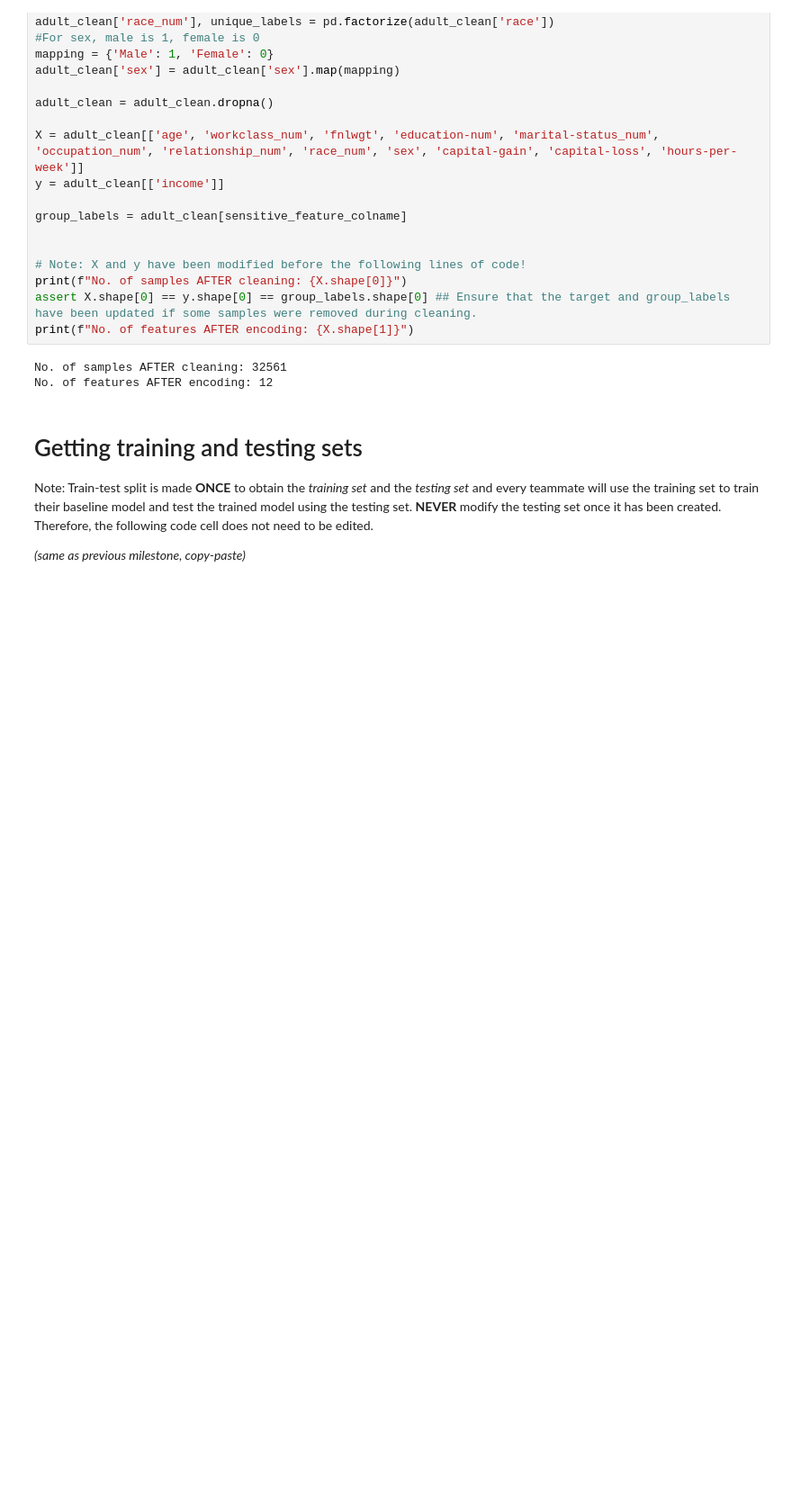
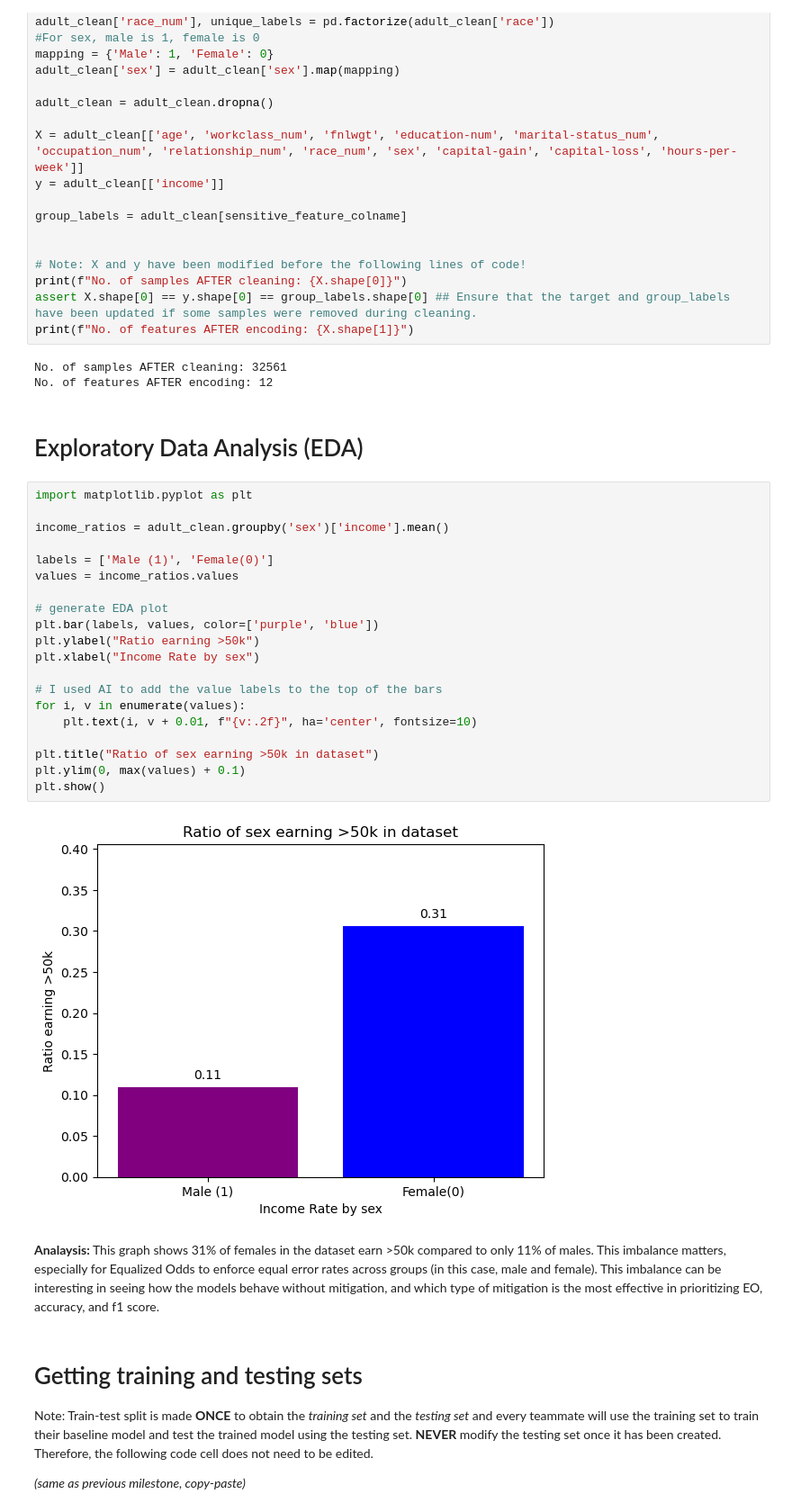
Before and after one commit to henry-AY/CS108-212-STAT108-212-W26-Course-Project, a Jupyter notebook: Week_6/CS108_212_STAT108_212_W26_Course_Project_Bias_Mitigation-2.ipynb, the cells around one changed output. Shown at 90% size. Saved outputs shown, nothing was run; the diff lists cells and outputs as text; blank space fills up the shorter version.

```diff
--- a/Week_6/CS108_212_STAT108_212_W26_Course_Project_Bias_Mitigation-2.ipynb
+++ b/Week_6/CS108_212_STAT108_212_W26_Course_Project_Bias_Mitigation-2.ipynb
@@ -147,6 +147,32 @@ print(f"No. of features AFTER encoding: {X.shape[1]}")
 # %% [output]
 No. of samples AFTER cleaning: 32561
 No. of features AFTER encoding: 12
+# %% [markdown]
+# Exploratory Data Analysis (EDA)
+# %%
+import matplotlib.pyplot as plt
+
+income_ratios = adult_clean.groupby('sex')['income'].mean()
+
+labels = ['Male (1)', 'Female(0)']
+values = income_ratios.values
+
+# generate EDA plot
+plt.bar(labels, values, color=['purple', 'blue'])
+plt.ylabel("Ratio earning >50k")
+plt.xlabel("Income Rate by sex")
+
+# I used AI to add the value labels to the top of the bars
+for i, v in enumerate(values):
+    plt.text(i, v + 0.01, f"{v:.2f}", ha='center', fontsize=10)
+
+plt.title("Ratio of sex earning >50k in dataset")
+plt.ylim(0, max(values) + 0.1)
+plt.show()
+# %% [output]
+[figure, added]
+# %% [markdown]
+**Analaysis:** This graph shows 31% of females in the dataset earn >50k compared to only 11% of males. This imbalance matters, especially for Equalized Odds to enforce equal error rates across groups (in this case, male and female). This imbalance can be interesting in seeing how the models behave without mitigation, and which type of mitigation is the most effective in prioritizing EO, accuracy, and f1 score.
 # %% [markdown]
 # Getting training and testing sets
 
```
Also changed, not shown: parts of 12 cells of this notebook.
